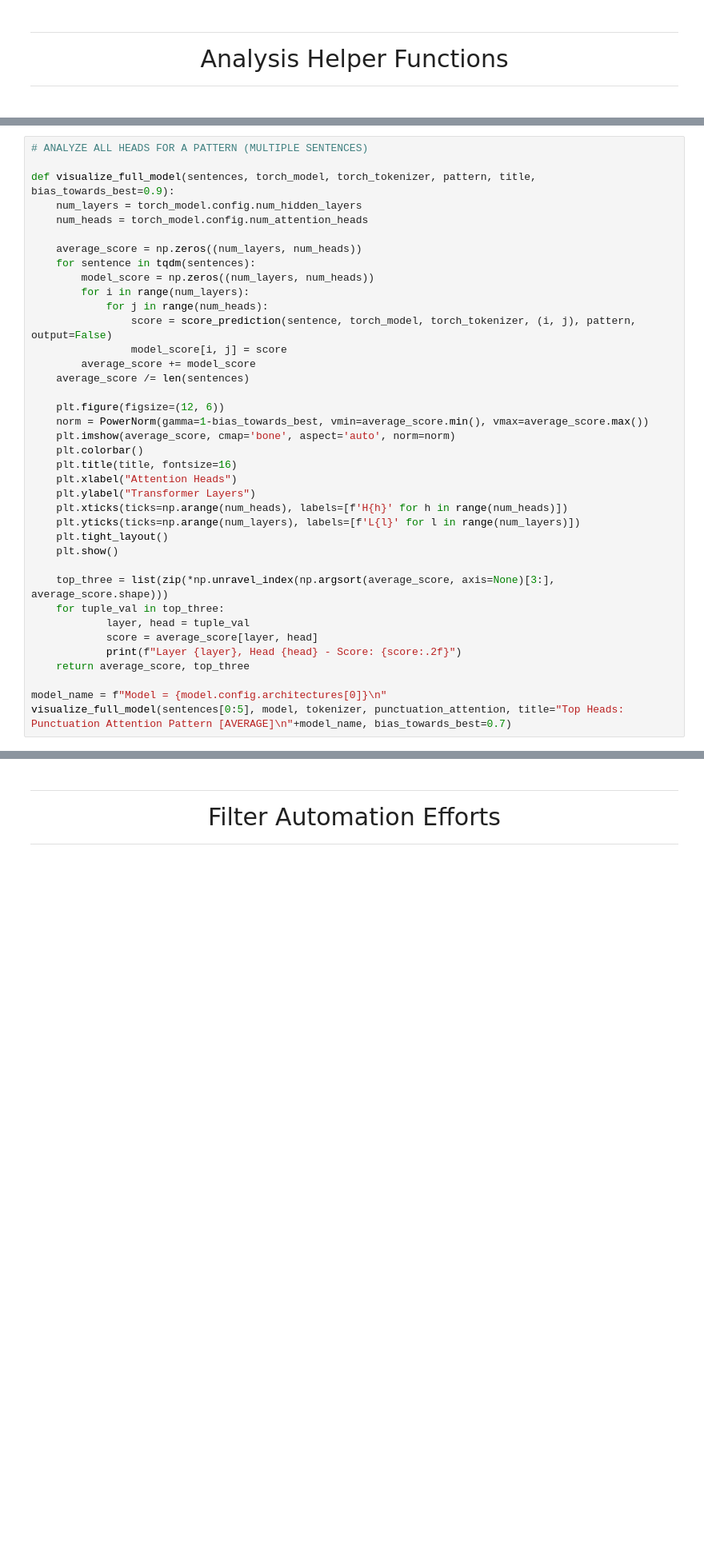
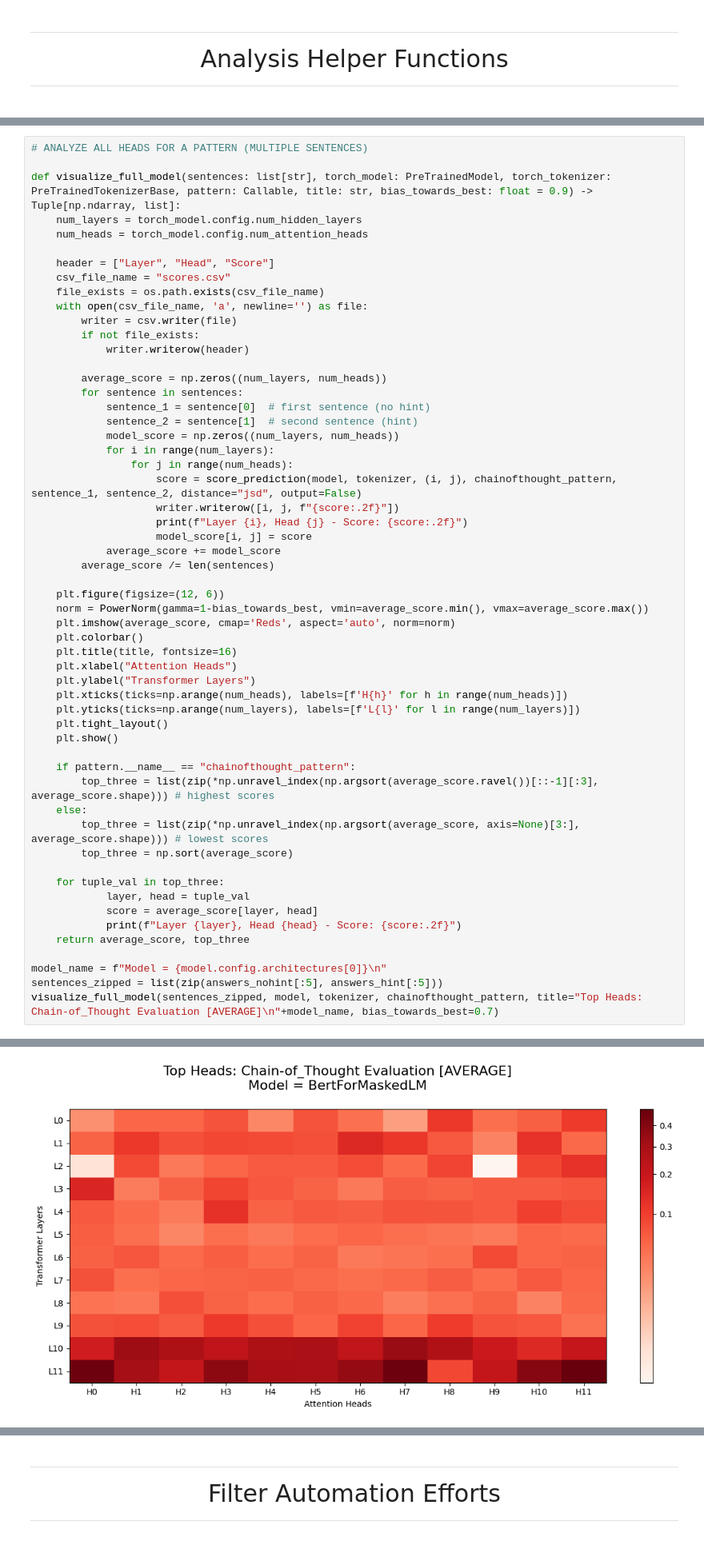
Before and after one commit to AmiriHayes/LLM-Interpretability, a Jupyter notebook: interpretability.ipynb, the cells around one changed output, grey strips where cells are left out. Shown at 80% size. Saved outputs shown, nothing was run; the diff lists cells and outputs as text; blank space fills up the shorter version.

```diff
--- a/interpretability.ipynb
+++ b/interpretability.ipynb
@@ -355,23 +482,35 @@ visualize_full_model(sentence, model, tokenizer, punctuation_attention, title=f"
 # %%
 # ANALYZE ALL HEADS FOR A PATTERN (MULTIPLE SENTENCES)
 
-def visualize_full_model(sentences, torch_model, torch_tokenizer, pattern, title, bias_towards_best=0.9):
+def visualize_full_model(sentences: list[str], torch_model: PreTrainedModel, torch_tokenizer: PreTrainedTokenizerBase, pattern: Callable, title: str, bias_towards_best: float = 0.9) -> Tuple[np.ndarray, list]:
     num_layers = torch_model.config.num_hidden_layers
     num_heads = torch_model.config.num_attention_heads
 
-    average_score = np.zeros((num_layers, num_heads))
-    for sentence in tqdm(sentences):
-        model_score = np.zeros((num_layers, num_heads))
-        for i in range(num_layers):
-            for j in range(num_heads):
-                score = score_prediction(sentence, torch_model, torch_tokenizer, (i, j), pattern, output=False)
-                model_score[i, j] = score
-        average_score += model_score
-    average_score /= len(sentences)
+    header = ["Layer", "Head", "Score"]
+    csv_file_name = "scores.csv"
+    file_exists = os.path.exists(csv_file_name)
+    with open(csv_file_name, 'a', newline='') as file:
+        writer = csv.writer(file)
+        if not file_exists:
+            writer.writerow(header)
+
+        average_score = np.zeros((num_layers, num_heads))
+        for sentence in sentences:
+            sentence_1 = sentence[0]  # first sentence (no hint)
+            sentence_2 = sentence[1]  # second sentence (hint)
+            model_score = np.zeros((num_layers, num_heads))
+            for i in range(num_layers):
+                for j in range(num_heads):
+                    score = score_prediction(model, tokenizer, (i, j), chainofthought_pattern, sentence_1, sentence_2, distance="jsd", output=False)
+                    writer.writerow([i, j, f"{score:.2f}"])
+                    print(f"Layer {i}, Head {j} - Score: {score:.2f}")
+                    model_score[i, j] = score
+            average_score += model_score
+        average_score /= len(sentences)
 
     plt.figure(figsize=(12, 6))
     norm = PowerNorm(gamma=1-bias_towards_best, vmin=average_score.min(), vmax=average_score.max())
-    plt.imshow(average_score, cmap='bone', aspect='auto', norm=norm)
+    plt.imshow(average_score, cmap='Reds', aspect='auto', norm=norm)
     plt.colorbar()
     plt.title(title, fontsize=16)
     plt.xlabel("Attention Heads")
@@ -381,7 +520,12 @@ def visualize_full_model(sentences, torch_model, torch_tokenizer, pattern, title
     plt.tight_layout()
     plt.show()
 
-    top_three = list(zip(*np.unravel_index(np.argsort(average_score, axis=None)[3:], average_score.shape)))
+    if pattern.__name__ == "chainofthought_pattern":
+        top_three = list(zip(*np.unravel_index(np.argsort(average_score.ravel())[::-1][:3], average_score.shape))) # highest scores
+    else:
+        top_three = list(zip(*np.unravel_index(np.argsort(average_score, axis=None)[3:], average_score.shape))) # lowest scores
+        top_three = np.sort(average_score)
+
     for tuple_val in top_three:
             layer, head = tuple_val
             score = average_score[layer, head]
@@ -389,4 +533,6 @@ def visualize_full_model(sentences, torch_model, torch_tokenizer, pattern, title
     return average_score, top_three
 
 model_name = f"Model = {model.config.architectures[0]}\n"
-visualize_full_model(sentences[0:5], model, tokenizer, punctuation_attention, title="Top Heads: Punctuation Attention Pattern [AVERAGE]\n"+model_name, bias_towards_best=0.7)
+sentences_zipped = list(zip(answers_nohint[:5], answers_hint[:5]))
+visualize_full_model(sentences_zipped, model, tokenizer, chainofthought_pattern, title="Top Heads: Chain-of_Thought Evaluation [AVERAGE]\n"+model_name, bias_towards_best=0.7)
+# %% [output]
@@ -392,0 +556 @@ visualize_full_model(sentences[0:5], model, tokenizer, punctuation_attention, ti
+[figure, added]
```
Also changed, not shown: parts of 23 cells of this notebook, 5 other files.
